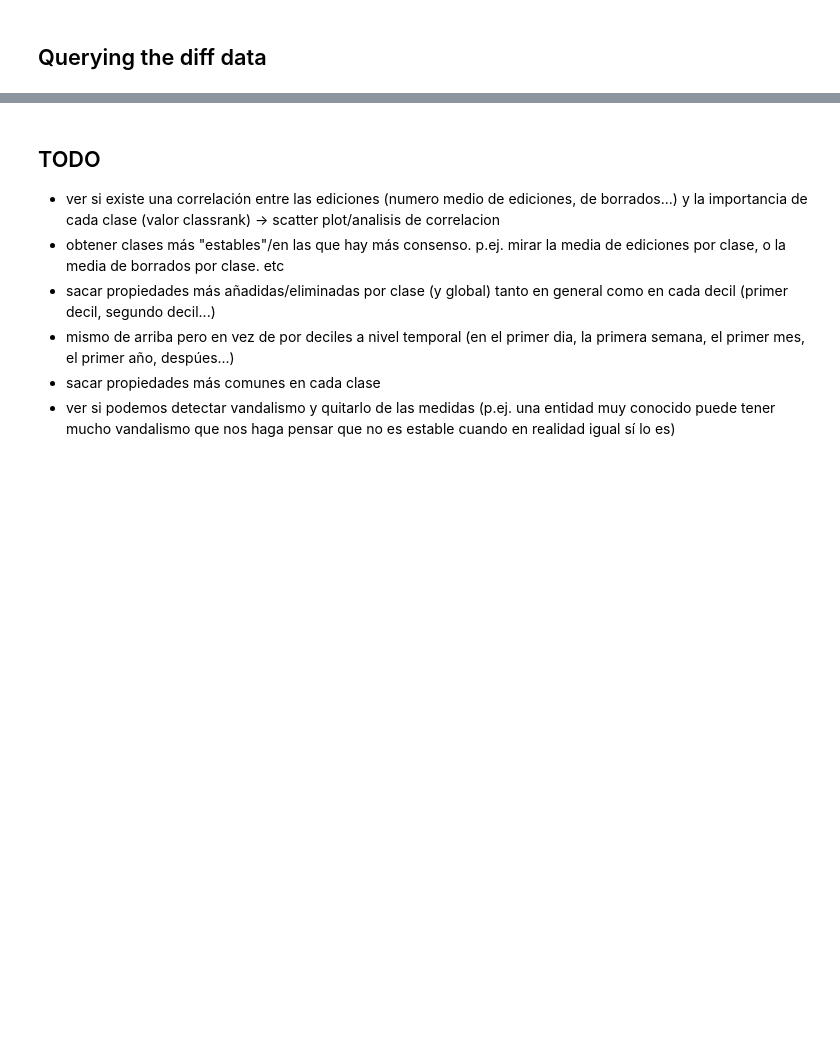
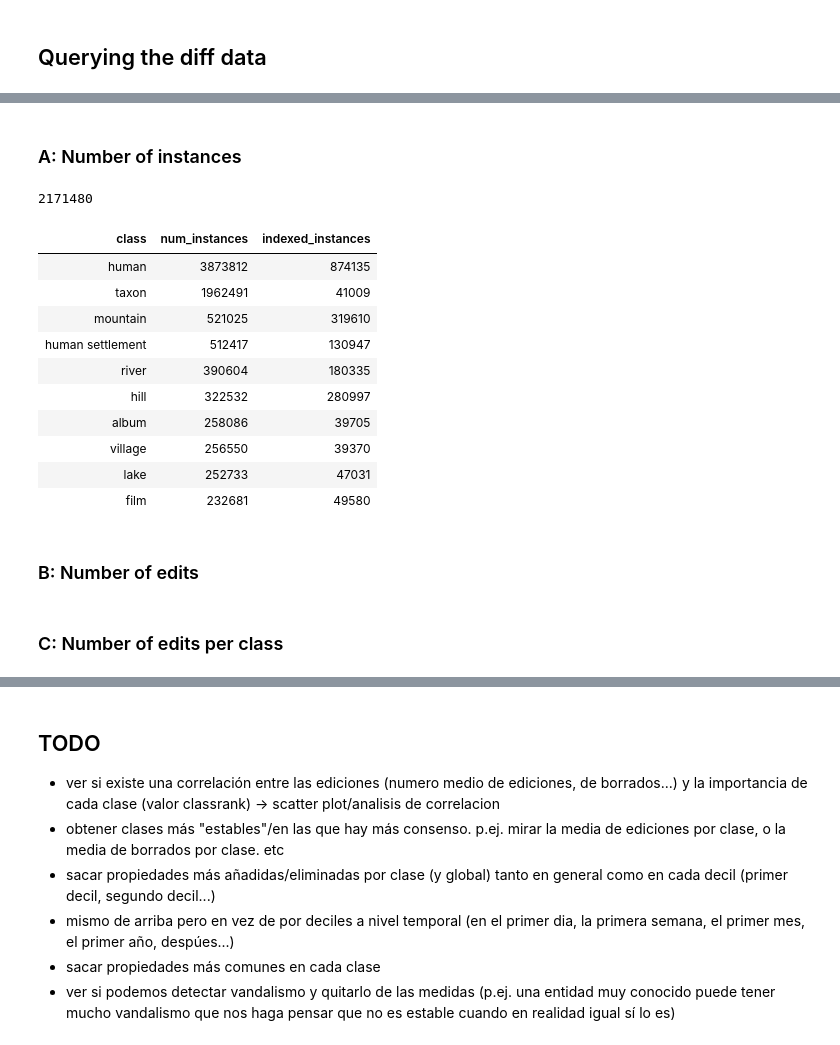
Before and after one commit to alejgh/wikidata-edithist-refinement, a Jupyter notebook: notebooks/2_Data_Exploration.ipynb, the cells around one changed output, grey strips where cells are left out. Saved outputs shown, nothing was run; the diff lists cells and outputs as text; code cells hidden in the pictures; blank space fills up the shorter version.

```diff
--- a/notebooks/2_Data_Exploration.ipynb
+++ b/notebooks/2_Data_Exploration.ipynb
@@ -94,0 +127,62 @@ wd_entities.create_index([("revisions.entity_diff.op", pymongo.DESCENDING)])
+# %%
+def execute_batch_operation(collection, ids, op_callback, accumulator=None, batch_size=300000):
+    num_batchs = math.ceil(len(ids) / batch_size)
+    results = None
+    for i in range(num_batchs):
+        start = i * batch_size
+        end = (i+1) * batch_size
+        batch = ids[start:end]
+        query_res = op_callback(collection, batch)
+        if results is None:
+            results = query_res
+        elif accumulator is None:
+            results.append(query_res)
+        else:
+            results = accumulator(results, query_res)
+    return results
+# %% [markdown]
+### A: Number of instances
+# %%
+def get_doc_count(collection):
+    return collection.estimated_document_count()
+
+def get_num_instances_of_class(collection, ids):
+    return collection.count_documents({"entity_id": {"$in": ids}})
+# %%
+num_docs = get_doc_count(wd_entities)
+print(num_docs)
+# %% [output]
+2171480
+# %%
+data = {
+    'class': [],
+    'num_instances': [],
+    'indexed_instances': []
+}
+
+for kg_class in top_classes:
+    instances_ids = [e.qid for e in kg_class.instances]
+    indexed_class_instances = execute_batch_operation(wd_entities, instances_ids, get_num_instances_of_class, lambda x, y: x + y)
+    data['class'].append(kg_class.name)
+    data['num_instances'].append(len(kg_class.instances))
+    data['indexed_instances'].append(indexed_class_instances)
+
+num_instances_df = pd.DataFrame(data)
+# %%
+from IPython.display import HTML
+
+HTML(num_instances_df.sort_values(by='num_instances', ascending=False).head(n=10).to_html(index=False))
+# %% [output]
+| class | num_instances | indexed_instances |
+| human | 3873812 | 874135 |
+| taxon | 1962491 | 41009 |
+| mountain | 521025 | 319610 |
+| human settlement | 512417 | 130947 |
+| river | 390604 | 180335 |
+| hill | 322532 | 280997 |
+| album | 258086 | 39705 |
+| village | 256550 | 39370 |
+| lake | 252733 | 47031 |
+| film | 232681 | 49580 |
+# %% [markdown]
+### B: Number of edits
@@ -94,0 +216,2 @@ wd_entities.create_index([("revisions.entity_diff.op", pymongo.DESCENDING)])
+# %% [markdown]
+### C: Number of edits per class
```
Also changed, not shown: parts of 39 cells of this notebook, 2 other files.
